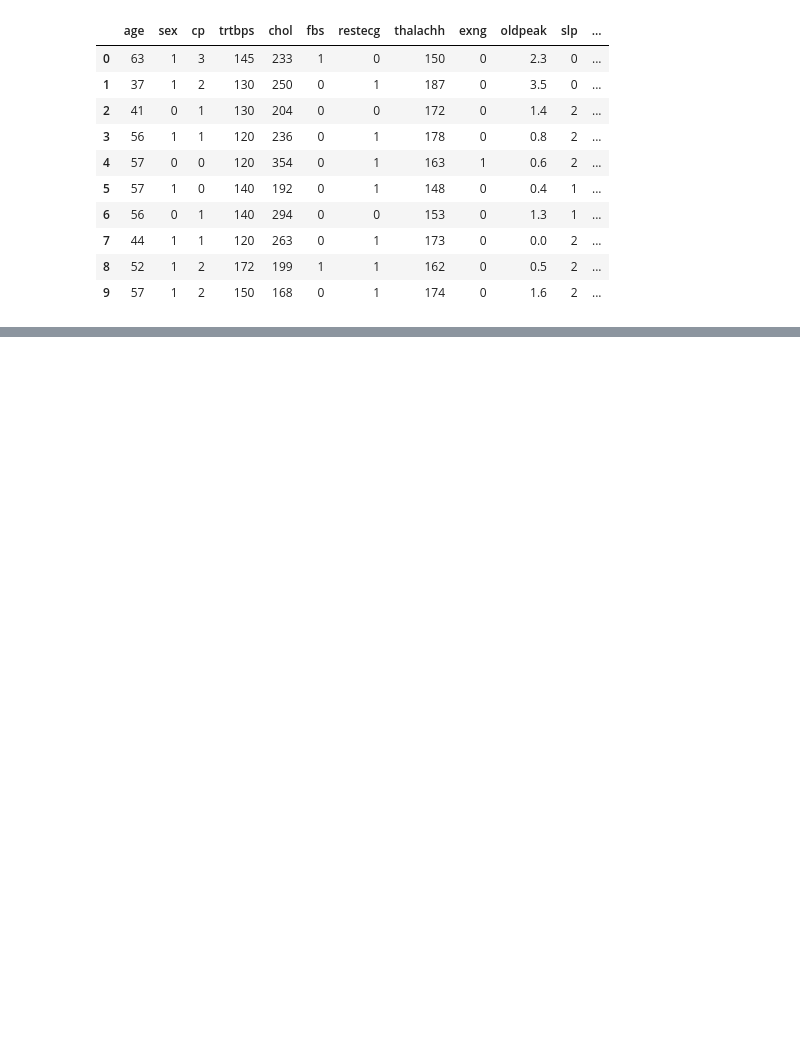
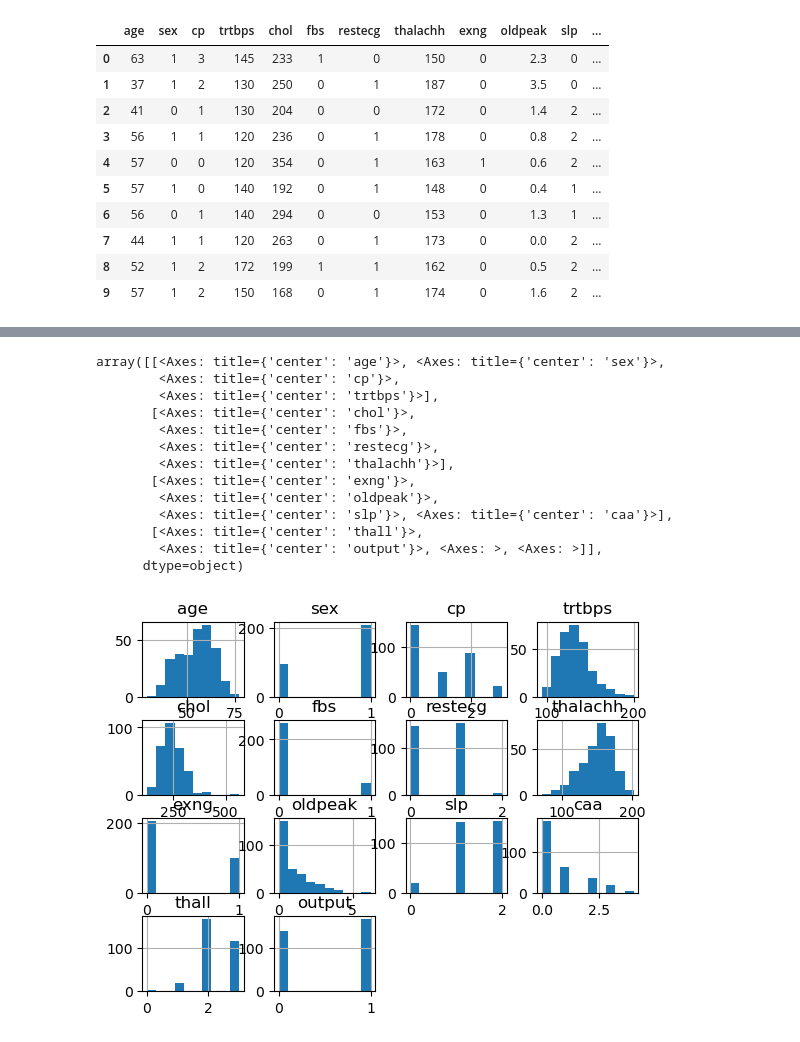
Before and after one commit to kecioch/ml-gradient-tree-boosting, a Jupyter notebook: Gradient-Tree-Boosting.ipynb, the cells around one changed output, grey strips where cells are left out. Saved outputs shown, nothing was run; the diff lists cells and outputs as text; code cells hidden in the pictures; blank space fills up the shorter version.

```diff
--- a/Gradient-Tree-Boosting.ipynb
+++ b/Gradient-Tree-Boosting.ipynb
@@ -84,3 +122,20 @@ dataset.describe()
 | 50% | 55.000000 | 1.000000 | 1.000000 | 130.000000 | 240.000000 | 0.000000 | 1.000000 | 153.000000 | 0.000000 | 0.800000 | 1.000000 | ... |
 | 75% | 61.000000 | 1.000000 | 2.000000 | 140.000000 | 274.500000 | 0.000000 | 1.000000 | 166.000000 | 1.000000 | 1.600000 | 2.000000 | ... |
 | max | 77.000000 | 1.000000 | 3.000000 | 200.000000 | 564.000000 | 1.000000 | 2.000000 | 202.000000 | 1.000000 | 6.200000 | 2.000000 | ... |
+# %%
+dataset.hist()
+# %% [output]
+array([[<Axes: title={'center': 'age'}>, <Axes: title={'center': 'sex'}>,
+        <Axes: title={'center': 'cp'}>,
+        <Axes: title={'center': 'trtbps'}>],
+       [<Axes: title={'center': 'chol'}>,
+        <Axes: title={'center': 'fbs'}>,
+        <Axes: title={'center': 'restecg'}>,
+        <Axes: title={'center': 'thalachh'}>],
+       [<Axes: title={'center': 'exng'}>,
+        <Axes: title={'center': 'oldpeak'}>,
+        <Axes: title={'center': 'slp'}>, <Axes: title={'center': 'caa'}>],
+       [<Axes: title={'center': 'thall'}>,
+        <Axes: title={'center': 'output'}>, <Axes: >, <Axes: >]],
+      dtype=object)
+[figure, added]
```
Also changed, not shown: parts of 26 cells of this notebook.
